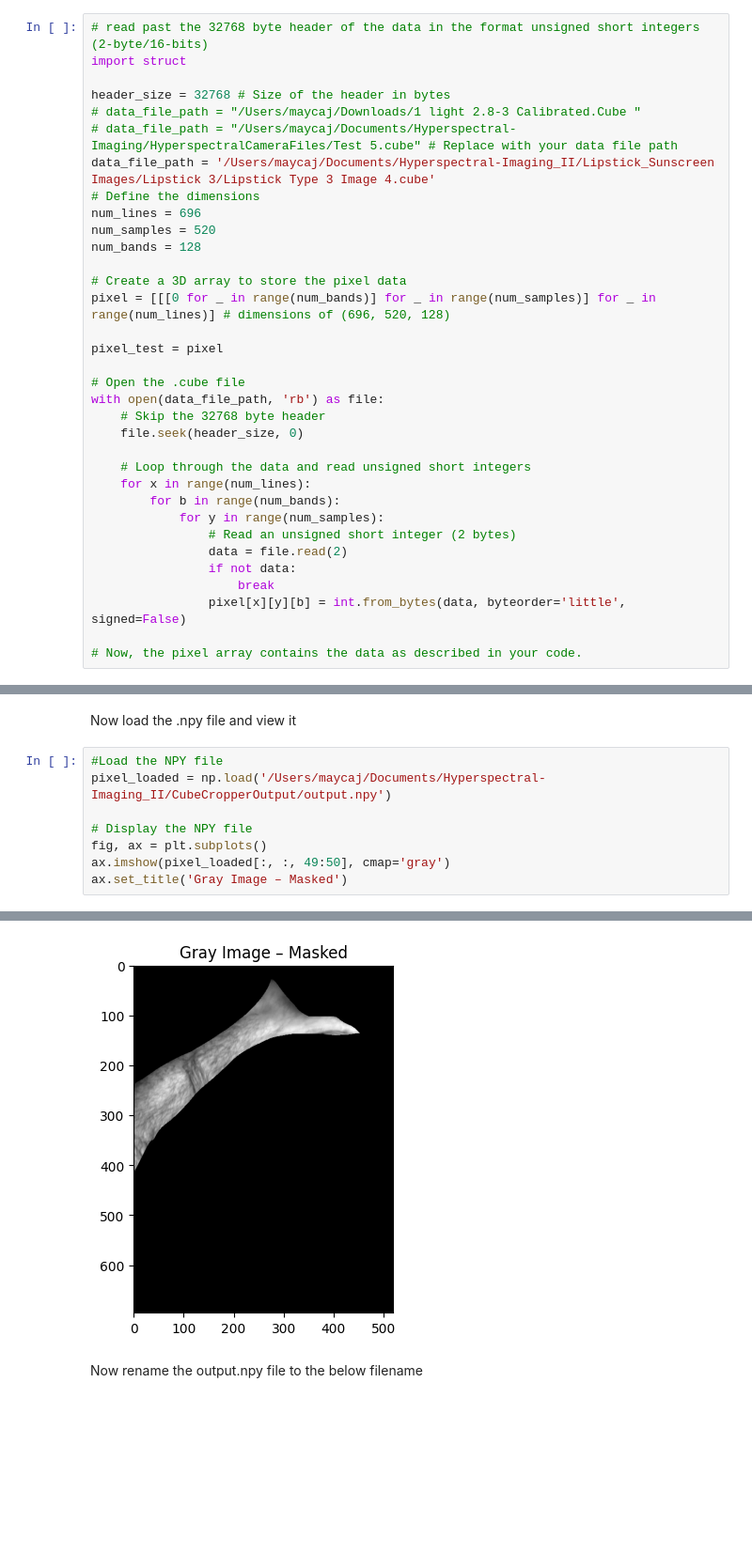
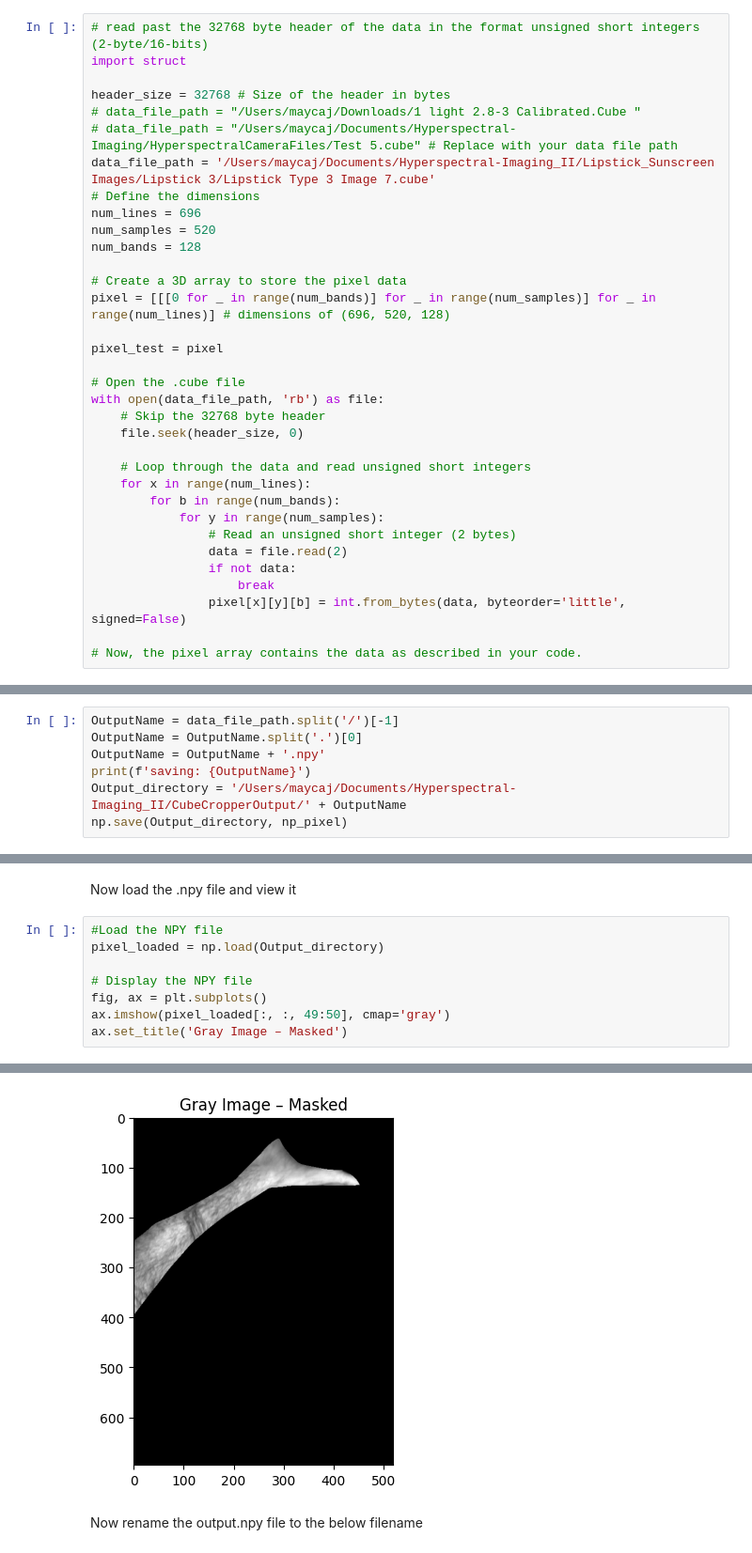
Before and after one commit to QuantumCodeSmith/cube, a Jupyter notebook: CubeCropper.ipynb, the cells around one changed output, grey strips where cells are left out. Shown at 94% size. Saved outputs shown, nothing was run; the diff lists cells and outputs as text; blank space fills up the shorter version.

```diff
--- a/CubeCropper.ipynb
+++ b/CubeCropper.ipynb
@@ -29,7 +32,7 @@ import struct
 header_size = 32768 # Size of the header in bytes
 # data_file_path = "/Users/maycaj/Downloads/1 light 2.8-3 Calibrated.Cube "
 # data_file_path = "/Users/maycaj/Documents/Hyperspectral-Imaging/HyperspectralCameraFiles/Test 5.cube" # Replace with your data file path
-data_file_path = '/Users/maycaj/Documents/Hyperspectral-Imaging_II/Lipstick_Sunscreen Images/Lipstick 3/Lipstick Type 3 Image 4.cube'
+data_file_path = '/Users/maycaj/Documents/Hyperspectral-Imaging_II/Lipstick_Sunscreen Images/Lipstick 3/Lipstick Type 3 Image 7.cube'
 # Define the dimensions
 num_lines = 696
 num_samples = 520
@@ -252,0 +254,7 @@ np.save('/Users/maycaj/Documents/Hyperspectral-Imaging_II/CubeCropperOutput/outp
+# %%
+OutputName = data_file_path.split('/')[-1]
+OutputName = OutputName.split('.')[0]
+OutputName = OutputName + '.npy'
+print(f'saving: {OutputName}')
+Output_directory = '/Users/maycaj/Documents/Hyperspectral-Imaging_II/CubeCropperOutput/' + OutputName
+np.save(Output_directory, np_pixel)
@@ -254,14 +264,14 @@ np.save('/Users/maycaj/Documents/Hyperspectral-Imaging_II/CubeCropperOutput/outp
 Now load the .npy file and view it
 # %%
 #Load the NPY file
-pixel_loaded = np.load('/Users/maycaj/Documents/Hyperspectral-Imaging_II/CubeCropperOutput/output.npy')
+pixel_loaded = np.load(Output_directory)
 
 # Display the NPY file
 fig, ax = plt.subplots()
 ax.imshow(pixel_loaded[:, :, 49:50], cmap='gray')
 ax.set_title('Gray Image – Masked')
 # %% [output]
 Text(0.5, 1.0, 'Gray Image –\xa0Masked')
-[figure, old version]
+[figure, new version]
 # %% [markdown]
 Now rename the output.npy file to the below filename
```
Also changed, not shown: parts of 7 cells of this notebook.
